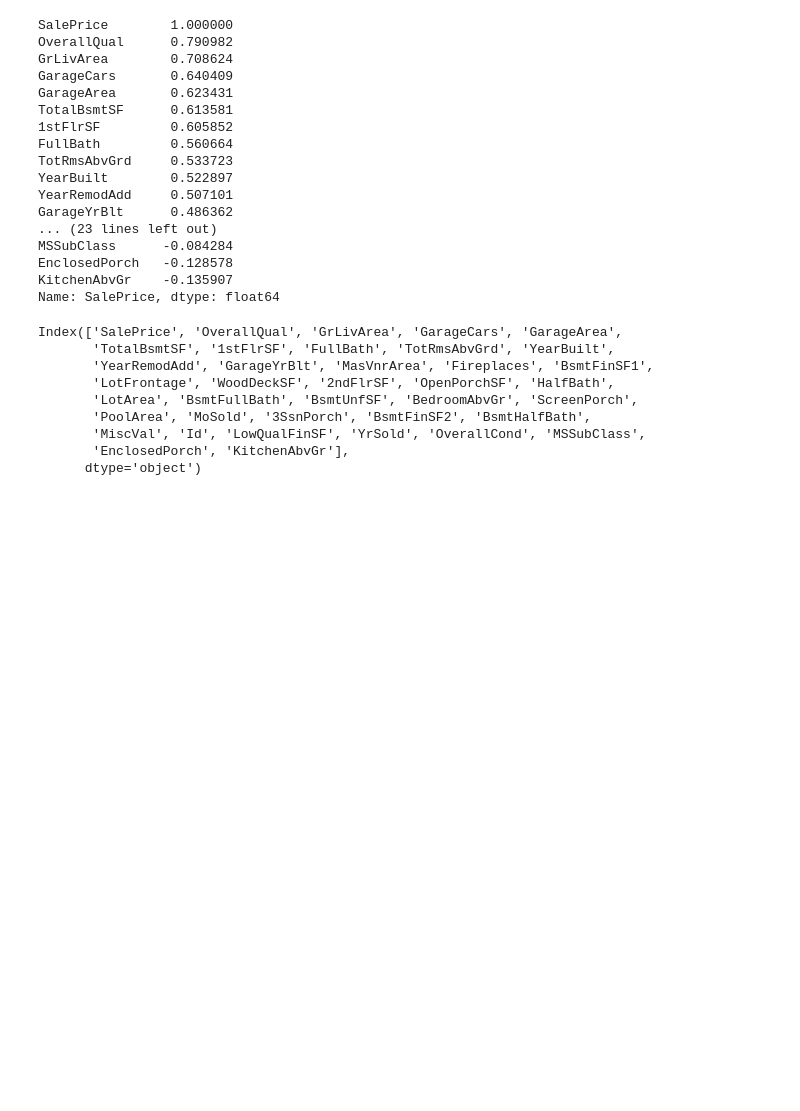
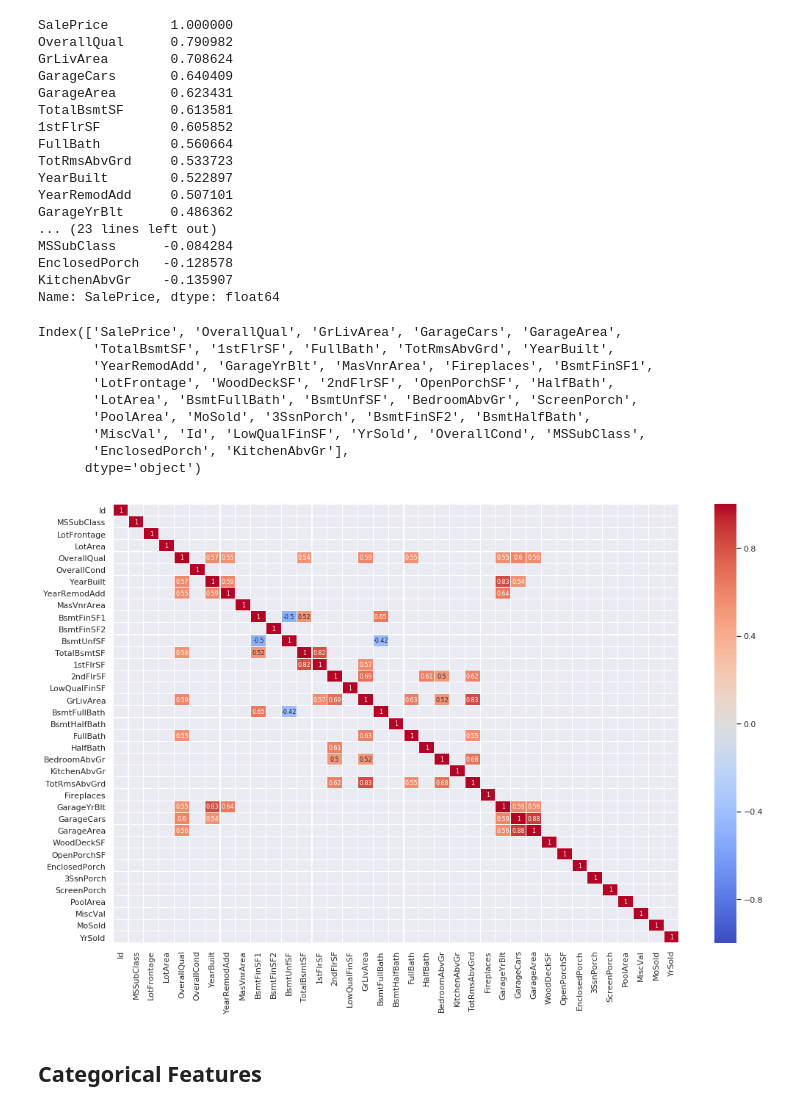
Before and after one commit to lucasnbarros/house-prices-advanced-regression-techniques, a Jupyter notebook: house-prices-advanced-regression-techniques.ipynb, the cells around one changed output. Saved outputs shown, nothing was run; the diff lists cells and outputs as text; code cells hidden in the pictures; blank space fills up the shorter version.

```diff
--- a/house-prices-advanced-regression-techniques.ipynb
+++ b/house-prices-advanced-regression-techniques.ipynb
@@ -323,3 +302,16 @@ Index(['SalePrice', 'OverallQual', 'GrLivArea', 'GarageCars', 'GarageArea',
        'MiscVal', 'Id', 'LowQualFinSF', 'YrSold', 'OverallCond', 'MSSubClass',
        'EnclosedPorch', 'KitchenAbvGr'],
       dtype='object')
+# %%
+df_num = df_train.select_dtypes(include = ['float64', 'int64'])
+corr = df_num.drop('SalePrice', axis=1).corr()
+plt.figure(figsize=(15, 10))
+sns.heatmap(corr[(corr >= 0.5) | (corr <= -0.4)],annot=True,linewidths=0.1,annot_kws={"size": 8},cmap='coolwarm',
+            vmax=1.0, vmin=-1.0)
+plt.xticks(rotation = 90)
+plt.tight_layout()
+plt.show()
+# %% [output]
+[figure, added]
+# %% [markdown]
+## Categorical Features
```
Also changed, not shown: parts of 23 cells of this notebook.
